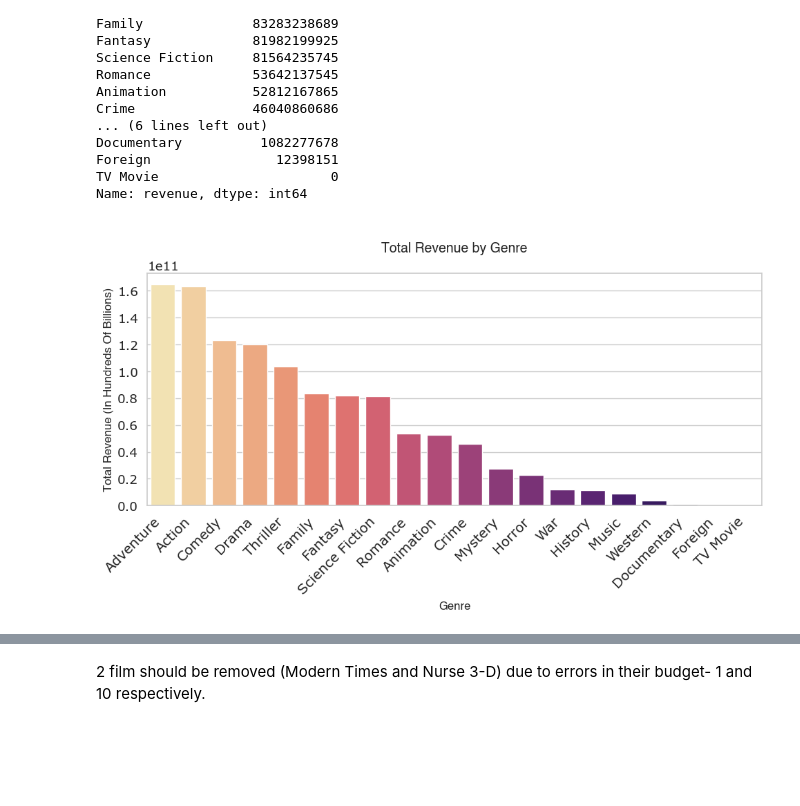
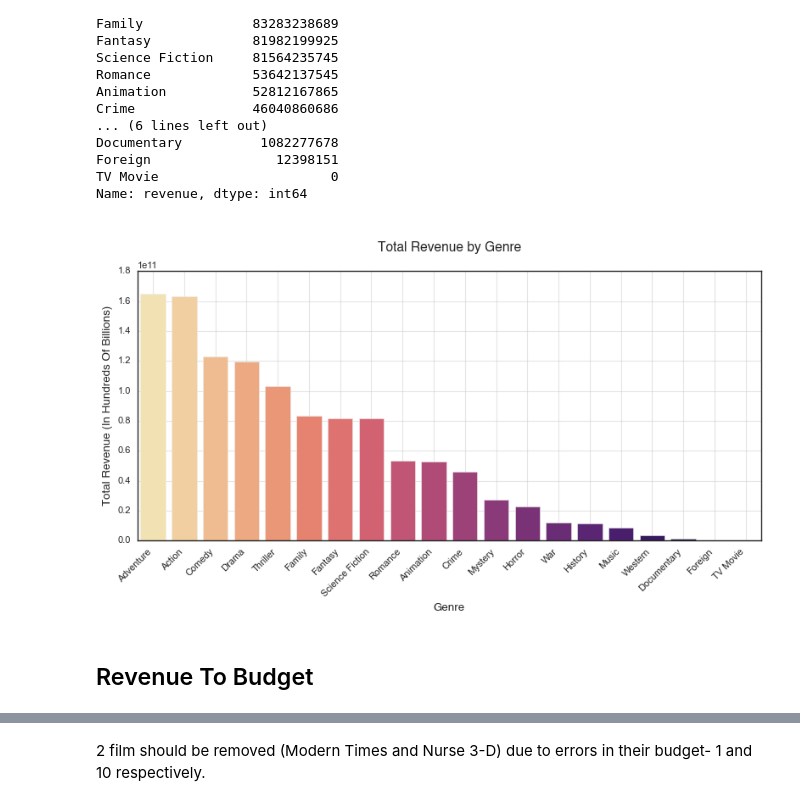
Before and after one commit to ldearlove/TMDB_project, a Jupyter notebook: TMDB_Liam_Final.ipynb, the cells around one changed output, grey strips where cells are left out. Drawn from its saved outputs; the diff is of its cells as text; code cells hidden in the pictures; blank space fills up the shorter version.

```diff
--- a/TMDB_Liam_Final.ipynb
+++ b/TMDB_Liam_Final.ipynb
@@ -106,11 +85,10 @@ sns.scatterplot(x='budget',
                 y='revenue',
                 data=new_df,
                )
-sns.set(font_scale=1.2, style='whitegrid', font='Verdana')
+#sns.set(font_scale=1.2, style='whitegrid', font='Verdana')
 plt.xlabel('Budget (In Hundreds of Millions)', fontdict={'family': 'Helvetica', 'size': 12})
 plt.ylabel('Revenue (In Billions)', fontdict={'family': 'Helvetica', 'size': 12})
 plt.title('\nRevenue Compared To Budget\n', fontdict={'family': 'Helvetica', 'size': 14})
-plt.grid(axis='y', linestyle='--', alpha=0.7)
 plt.tight_layout()
 plt.show()
 # %% [output]
@@ -174,21 +154,25 @@ Name: revenue, dtype: int64
 # %%
 # Create a bar chart to show the total revenue by genre
 plt.figure(figsize=(10, 6))
 sns.barplot(x=revenue_by_genre.index,
             y=revenue_by_genre.values,
             palette='magma_r'
            )
 plt.xlabel('Genre', fontdict={'family': 'Helvetica', 'size': 12})
 plt.ylabel('Total Revenue (In Hundreds Of Billions)', fontdict={'family': 'Helvetica', 'size': 12})
 plt.title('\nTotal Revenue by Genre\n', fontdict={'family': 'Helvetica', 'size': 14})
 plt.xticks(rotation=45,
             horizontalalignment = 'right',
             fontweight = 'light',
             fontsize =  'medium')
+plt.grid(axis='x', linestyle='-', alpha=0.5)
+plt.grid(axis='y', linestyle='-', alpha=0.5)
 plt.tight_layout()
 plt.show()
 # %% [output]
-[figure, old version]
+[figure, new version]
+# %% [markdown]
+## Revenue To Budget
 # %%
 # Create new column that shows the revenue to budget ratio for each film
 df['revenue_to_budget_ratio'] =  np.where(df['budget'] != 0, df['revenue'] / df['budget'], np.nan)
```
Also changed, not shown: parts of 18 cells of this notebook.
